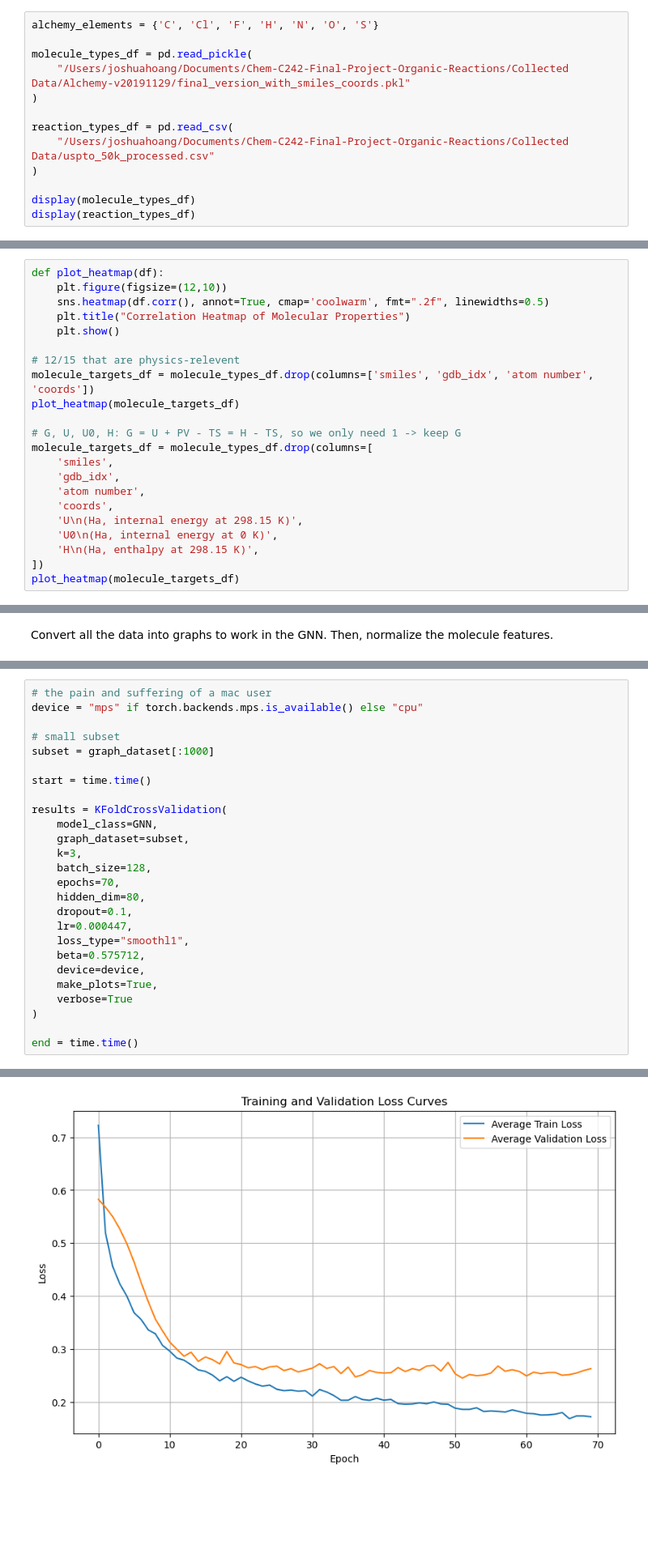
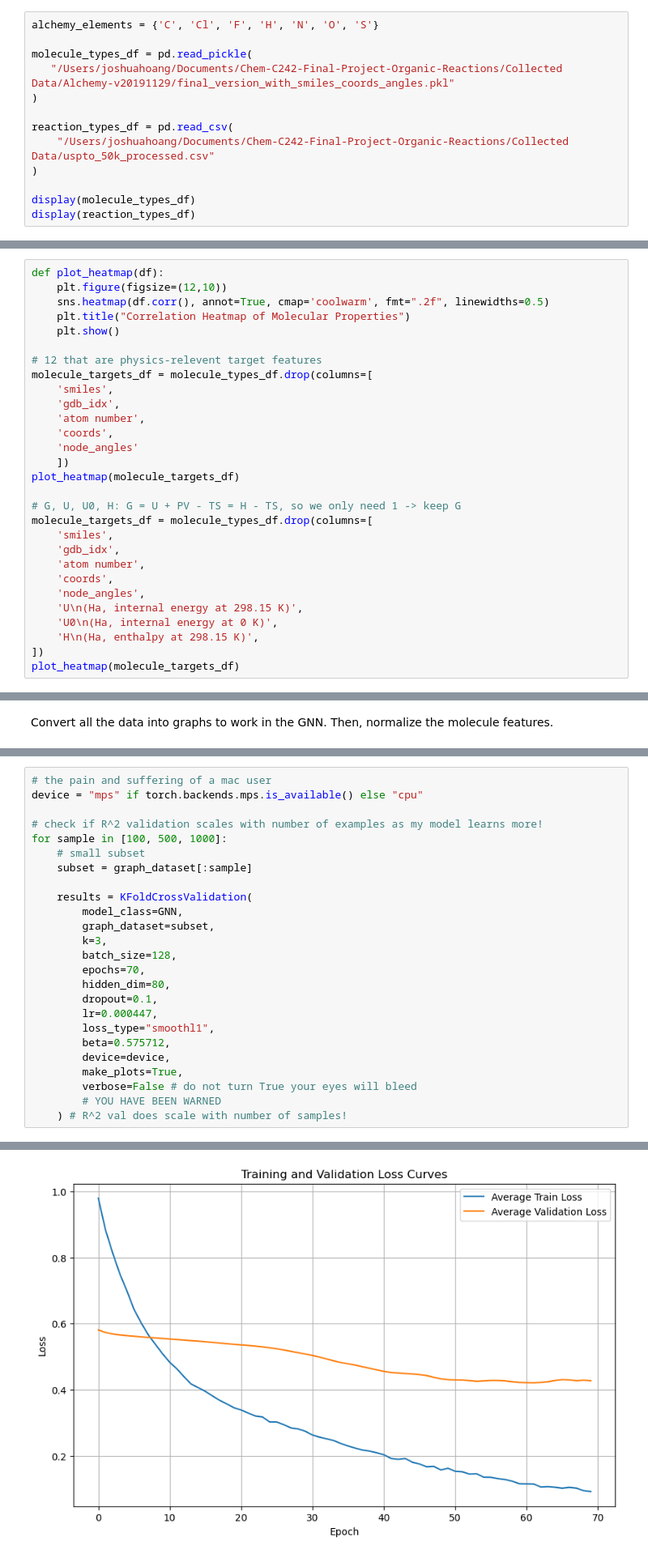
Before and after one commit to joshuatree-hub/Chem-C242-Final-Project-Organic-Reactions, a Jupyter notebook: gnn_development/corrected_gnn.ipynb, the cells around one changed output, grey strips where cells are left out. Shown at 81% size. Cells and saved outputs as stored; diff of their text form; blank space fills up the shorter version.

Commit message:
Final function to run whole dataset through GNN

```diff
--- a/gnn_development/corrected_gnn.ipynb
+++ b/gnn_development/corrected_gnn.ipynb
@@ -43,7 +44,7 @@ from scipy.stats import uniform
 alchemy_elements = {'C', 'Cl', 'F', 'H', 'N', 'O', 'S'}
 
 molecule_types_df = pd.read_pickle(
-    "/Users/joshuahoang/Documents/Chem-C242-Final-Project-Organic-Reactions/Collected Data/Alchemy-v20191129/final_version_with_smiles_coords.pkl"
+   "/Users/joshuahoang/Documents/Chem-C242-Final-Project-Organic-Reactions/Collected Data/Alchemy-v20191129/final_version_with_smiles_coords_angles.pkl"
 )
 
 reaction_types_df = pd.read_csv(
@@ -95,8 +96,14 @@ def plot_heatmap(df):
     plt.title("Correlation Heatmap of Molecular Properties")
     plt.show()
 
-# 12/15 that are physics-relevent
-molecule_targets_df = molecule_types_df.drop(columns=['smiles', 'gdb_idx', 'atom number', 'coords'])
+# 12 that are physics-relevent target features
+molecule_targets_df = molecule_types_df.drop(columns=[
+    'smiles',
+    'gdb_idx',
+    'atom number',
+    'coords',
+    'node_angles'
+    ])
 plot_heatmap(molecule_targets_df)
 
 # G, U, U0, H: G = U + PV - TS = H - TS, so we only need 1 -> keep G
@@ -105,6 +112,7 @@ molecule_targets_df = molecule_types_df.drop(columns=[
     'gdb_idx',
     'atom number',
     'coords',
+    'node_angles',
     'U\n(Ha, internal energy at 298.15 K)',
     'U0\n(Ha, internal energy at 0 K)',
     'H\n(Ha, enthalpy at 298.15 K)',
@@ -842,26 +1000,25 @@ def train_and_test(
 # the pain and suffering of a mac user
 device = "mps" if torch.backends.mps.is_available() else "cpu"
 
-# small subset
-subset = graph_dataset[:1000]
+# check if R^2 validation scales with number of examples as my model learns more!
+for sample in [100, 500, 1000]:
+    # small subset
+    subset = graph_dataset[:sample]
 
-start = time.time()
-
-results = KFoldCrossValidation(
-    model_class=GNN,
-    graph_dataset=subset,
-    k=3,
-    batch_size=128,
-    epochs=70,
-    hidden_dim=80,
-    dropout=0.1,
-    lr=0.000447,
-    loss_type="smoothl1",
-    beta=0.575712,
-    device=device,
-    make_plots=True,
-    verbose=True
-)
-
-end = time.time()
+    results = KFoldCrossValidation(
+        model_class=GNN,
+        graph_dataset=subset,
+        k=3,
+        batch_size=128,
+        epochs=70,
+        hidden_dim=80,
+        dropout=0.1,
+        lr=0.000447,
+        loss_type="smoothl1",
+        beta=0.575712,
+        device=device,
+        make_plots=True,
+        verbose=False # do not turn True your eyes will bleed
+        # YOU HAVE BEEN WARNED
+    ) # R^2 val does scale with number of samples!
 # %% [output]
@@ -885 +1025 @@ Best val R²: 0.6169
-[figure, old version]
+[figure, new version]
```
Also changed, not shown: parts of 10 cells of this notebook, 2 other files.
